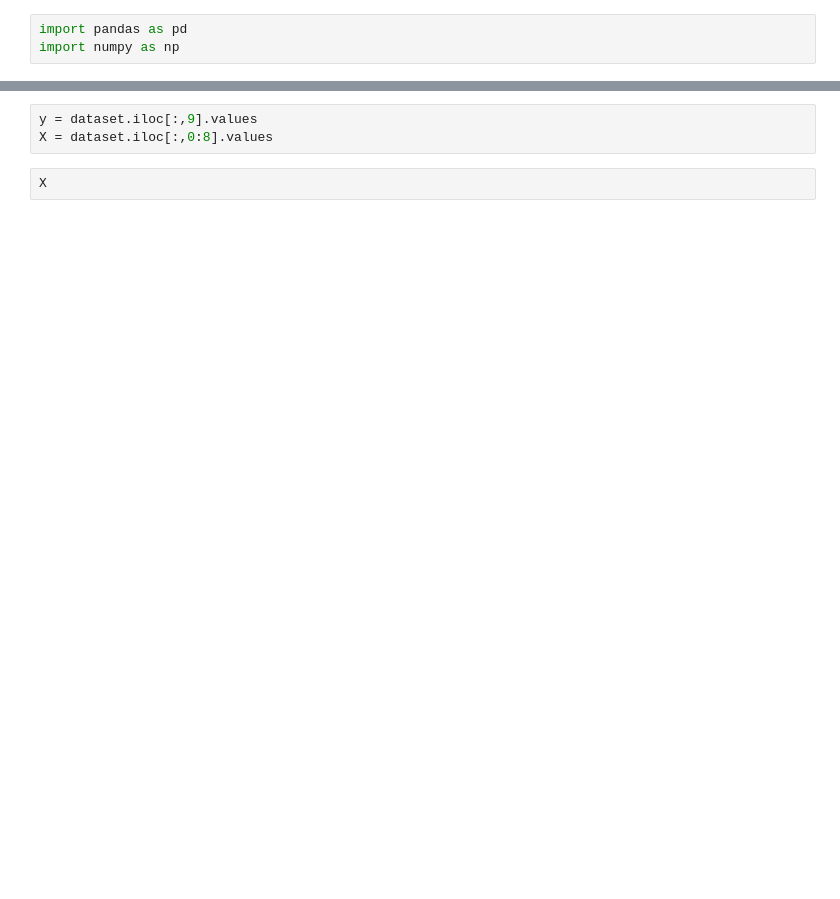
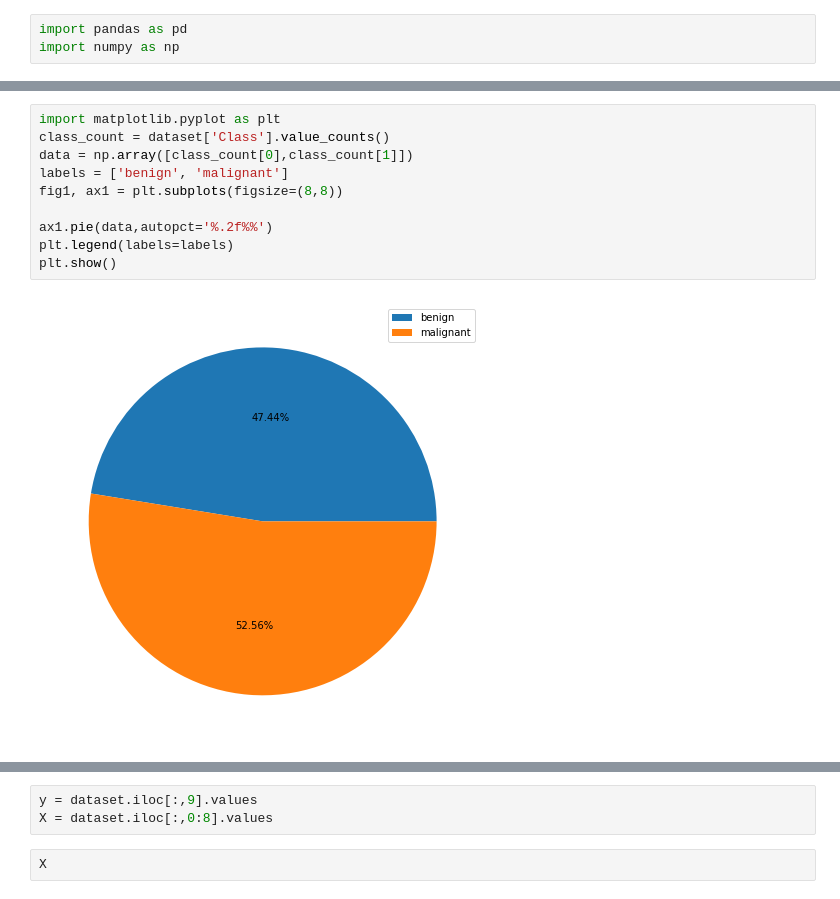
Before and after one commit to AMi-bot/Mikova_NS2021, a Jupyter notebook: mikova_ns2021.ipynb, the cells around one changed output, grey strips where cells are left out. Cells and saved outputs as stored; diff of their text form; blank space fills up the shorter version.

```diff
--- a/mikova_ns2021.ipynb
+++ b/mikova_ns2021.ipynb
@@ -21,0 +64,12 @@ dataset
+# %%
+import matplotlib.pyplot as plt
+class_count = dataset['Class'].value_counts()
+data = np.array([class_count[0],class_count[1]])
+labels = ['benign', 'malignant']
+fig1, ax1 = plt.subplots(figsize=(8,8))
+
+ax1.pie(data,autopct='%.2f%%')
+plt.legend(labels=labels)
+plt.show()
+# %% [output]
+[figure, added]
```
Also changed, not shown: parts of 12 cells of this notebook, 2 other files.
